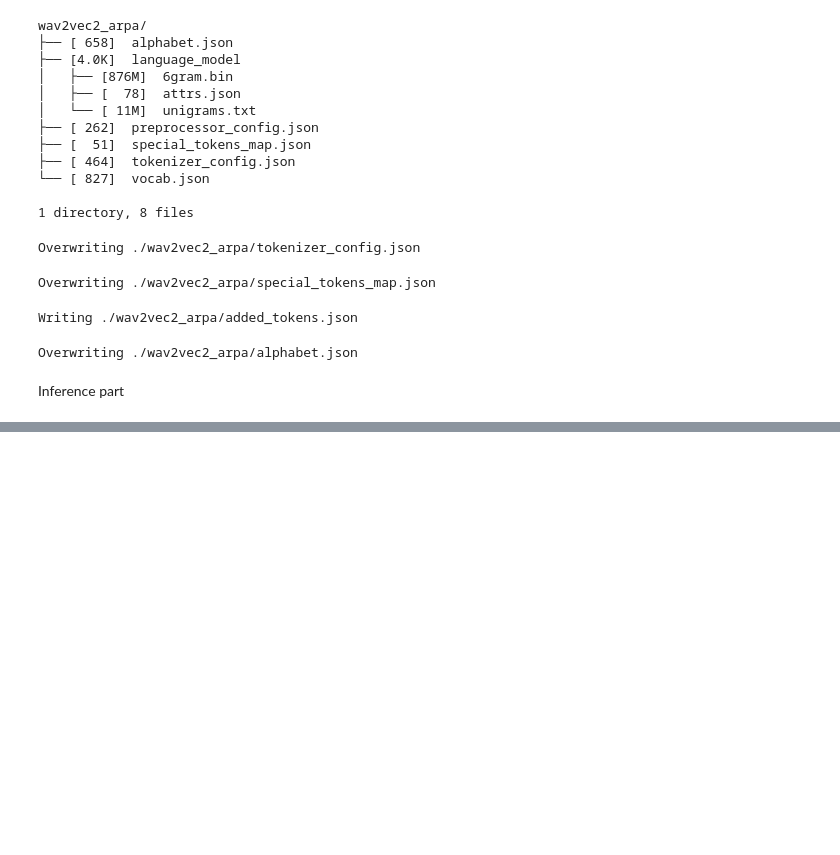
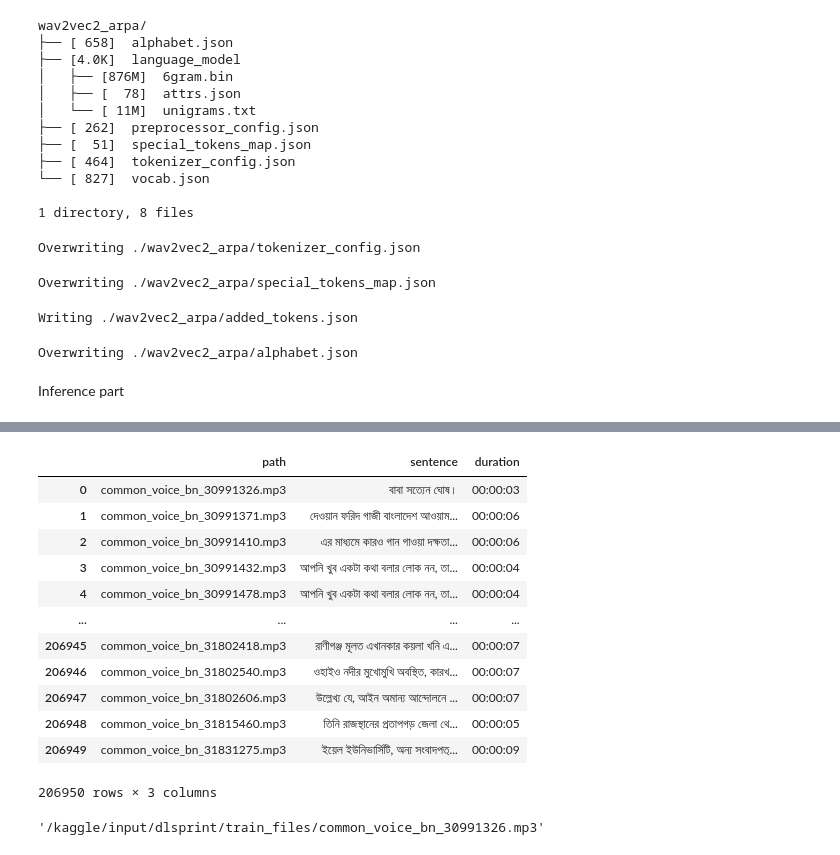
Before and after one commit to mushrafi88/asr_bangla, a Jupyter notebook: wav2vec2_asr/wav2vec2-arpa-nov.ipynb, the cells around one changed output, grey strips where cells are left out. Saved outputs shown, nothing was run; the diff lists cells and outputs as text; code cells hidden in the pictures; blank space fills up the shorter version.

Commit message:
Kaggle Notebook | wav2vec2_arpa_nov | Version 4

```diff
--- a/wav2vec2_asr/wav2vec2-arpa-nov.ipynb
+++ b/wav2vec2_asr/wav2vec2-arpa-nov.ipynb
@@ -292,2 +275,6 @@ processor = Wav2Vec2ProcessorWithLM.from_pretrained(model_path)
 # %%
-df = pd.read_csv('/kaggle/working/asr_bangla/csv_files/df_nov_3gram.csv')
+df = pd.read_csv('/kaggle/input/dlsprint/train.csv')
+# %%
+df = df[['path','sentence']]
+# %%
+df_duration = pd.read_csv('/kaggle/input/train-file/train_files_duration.csv')
@@ -293,0 +297,2 @@ df = pd.read_csv('/kaggle/working/asr_bangla/csv_files/df_nov_3gram.csv')
+# %%
+df=df.merge(df_duration,on='path',how='inner')
@@ -293,0 +321,16 @@ df = pd.read_csv('/kaggle/working/asr_bangla/csv_files/df_nov_3gram.csv')
+# %%
+df
+# %% [output]
+|  | path | sentence | duration |
+| 0 | common_voice_bn_30991326.mp3 | বাবা সত্যেন ঘোষ। | 00:00:03 |
+| 1 | common_voice_bn_30991371.mp3 | দেওয়ান ফরিদ গাজী বাংলাদেশ আওয়াম... | 00:00:06 |
+| 2 | common_voice_bn_30991410.mp3 | এর মাধ্যমে কারও গান গাওয়া দক্ষতা... | 00:00:06 |
+| 3 | common_voice_bn_30991432.mp3 | আপনি খুব একটা কথা বলার লোক নন, তা... | 00:00:04 |
+| 4 | common_voice_bn_30991478.mp3 | আপনি খুব একটা কথা বলার লোক নন, তা... | 00:00:04 |
+| ... | ... | ... | ... |
+| 206945 | common_voice_bn_31802418.mp3 | রাণীগঞ্জ মূলত এখানকার কয়লা খনি এ... | 00:00:07 |
+| 206946 | common_voice_bn_31802540.mp3 | ওহাইও নদীর মুখোমুখি অবস্থিত, কারখ... | 00:00:07 |
+| 206947 | common_voice_bn_31802606.mp3 | উল্লেখ্য যে, আইন অমান্য আন্দোলনে ... | 00:00:07 |
+| 206948 | common_voice_bn_31815460.mp3 | তিনি রাজস্থানের প্রতাপগড় জেলা থে... | 00:00:05 |
+| 206949 | common_voice_bn_31831275.mp3 | ইয়েল ইউনিভার্সিটি, অন্য সংবাদপত্... | 00:00:09 |
+206950 rows × 3 columns
@@ -293,0 +341,4 @@ df = pd.read_csv('/kaggle/working/asr_bangla/csv_files/df_nov_3gram.csv')
+# %%
+df['path'][0]
+# %% [output]
+'/kaggle/input/dlsprint/train_files/common_voice_bn_30991326.mp3'
```
Also changed, not shown: parts of 18 cells of this notebook.
